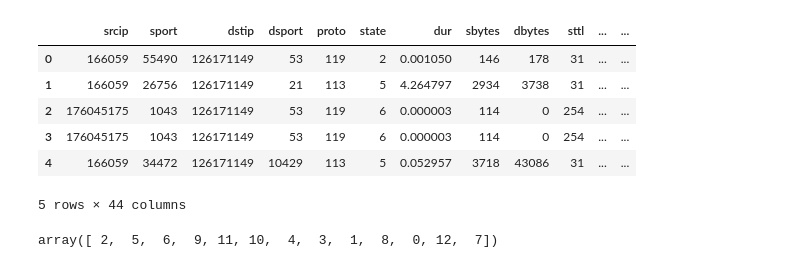
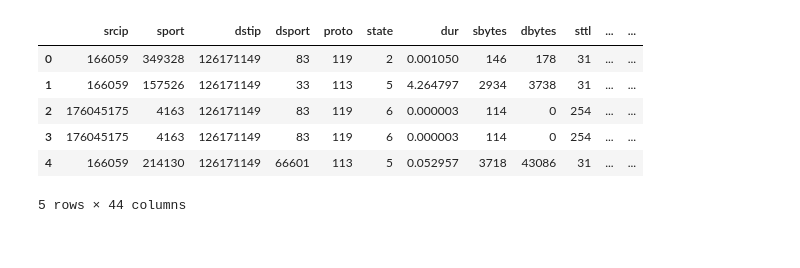
Before and after one commit to imphinite/network-intrusion-detection-classification, a Jupyter notebook: jupyter/starter.ipynb, the cells around one changed output. Saved outputs shown, nothing was run; the diff lists cells and outputs as text; code cells hidden in the pictures.

```diff
--- a/jupyter/starter.ipynb
+++ b/jupyter/starter.ipynb
@@ -35,6 +35,7 @@ cols = [
     'dtcpb',
     'smeansz',
     'dmeansz',
+
     'trans_depth',
     'res_bdy_len',
     'Sjit',
@@ -48,13 +49,17 @@ cols = [
     'ackdat',
     'is_sm_ips_ports',
     'ct_state_ttl',
+
 #     'ct_flw_http_mthd',
 #     'is_ftp_login',
 #     'ct_ftp_cmd',
+
     'ct_srv_src',
     'ct_srv_dst',
+
 #     'ct_dst_ltm',
 #     'ct_src_ltm',
+
     'ct_src_dport_ltm',
     'ct_dst_sport_ltm',
     'ct_dst_src_ltm',
@@ -125,45 +130,48 @@ def encode_state(state):
         'PAR': 9,
         'ACC': 10,
         'URN': 11,
         'MAS': 12,
     }
     return mapping[state]
 
+def sanitize_port(port):
+    return int(port.replace('-', 0))
+
 converters = {
     'srcip': ip_to_int,
     'dstip': ip_to_int,
-#     'state': encode_state,
-#     'attack_cat': encode_attack_cat,
 }
 
 # Read csv
 df = pd.read_csv(
     '../data/UNSW-NB15-BALANCED-TRAIN.csv',
     parse_dates=date_cols,
     usecols=cols,
     skipinitialspace=True,
     converters=converters
 )
 
+df['sport'] = df['sport'].replace('-', 0)
+df['dsport'] = df['dsport'].replace('-', 0)
+df['sport'] = df['sport'].apply(lambda x: int(str(x), 16))
+df['dsport'] = df['dsport'].apply(lambda x: int(str(x), 16))
+
+
 le = LabelEncoder()
 df['proto'] = le.fit_transform(df['proto'])
 df['state'] = le.fit_transform(df['state'])
 df['service'] = le.fit_transform(df['service'])
 df['attack_cat'] = le.fit_transform(df['attack_cat'])
 
 df.head()
 # %% [output]
 |  | srcip | sport | dstip | dsport | proto | state | dur | sbytes | dbytes | sttl | ... | ... |
-| 0 | 166059 | 55490 | 126171149 | 53 | 119 | 2 | 0.001050 | 146 | 178 | 31 | ... | ... |
-| 1 | 166059 | 26756 | 126171149 | 21 | 113 | 5 | 4.264797 | 2934 | 3738 | 31 | ... | ... |
-| 2 | 176045175 | 1043 | 126171149 | 53 | 119 | 6 | 0.000003 | 114 | 0 | 254 | ... | ... |
-| 3 | 176045175 | 1043 | 126171149 | 53 | 119 | 6 | 0.000003 | 114 | 0 | 254 | ... | ... |
-| 4 | 166059 | 34472 | 126171149 | 10429 | 113 | 5 | 0.052957 | 3718 | 43086 | 31 | ... | ... |
+| 0 | 166059 | 349328 | 126171149 | 83 | 119 | 2 | 0.001050 | 146 | 178 | 31 | ... | ... |
+| 1 | 166059 | 157526 | 126171149 | 33 | 113 | 5 | 4.264797 | 2934 | 3738 | 31 | ... | ... |
+| 2 | 176045175 | 4163 | 126171149 | 83 | 119 | 6 | 0.000003 | 114 | 0 | 254 | ... | ... |
+| 3 | 176045175 | 4163 | 126171149 | 83 | 119 | 6 | 0.000003 | 114 | 0 | 254 | ... | ... |
+| 4 | 166059 | 214130 | 126171149 | 66601 | 113 | 5 | 0.052957 | 3718 | 43086 | 31 | ... | ... |
 5 rows × 44 columns
-# %%
-df.state.unique()
-# %% [output]
-array([ 2,  5,  6,  9, 11, 10,  4,  3,  1,  8,  0, 12,  7])
 # %%
 df.describe()
 # %% [output]
```
Also changed, not shown: parts of 10 cells of this notebook.
